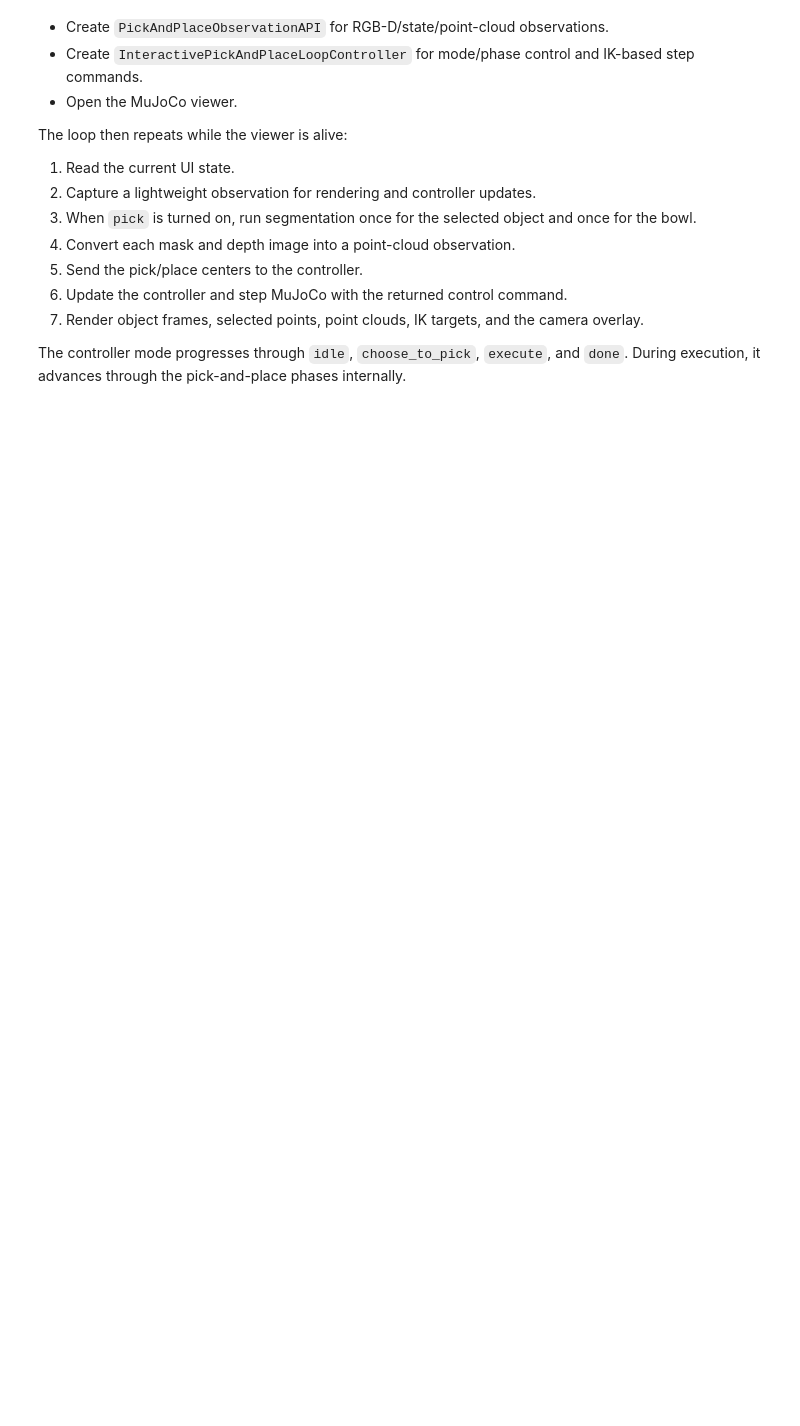
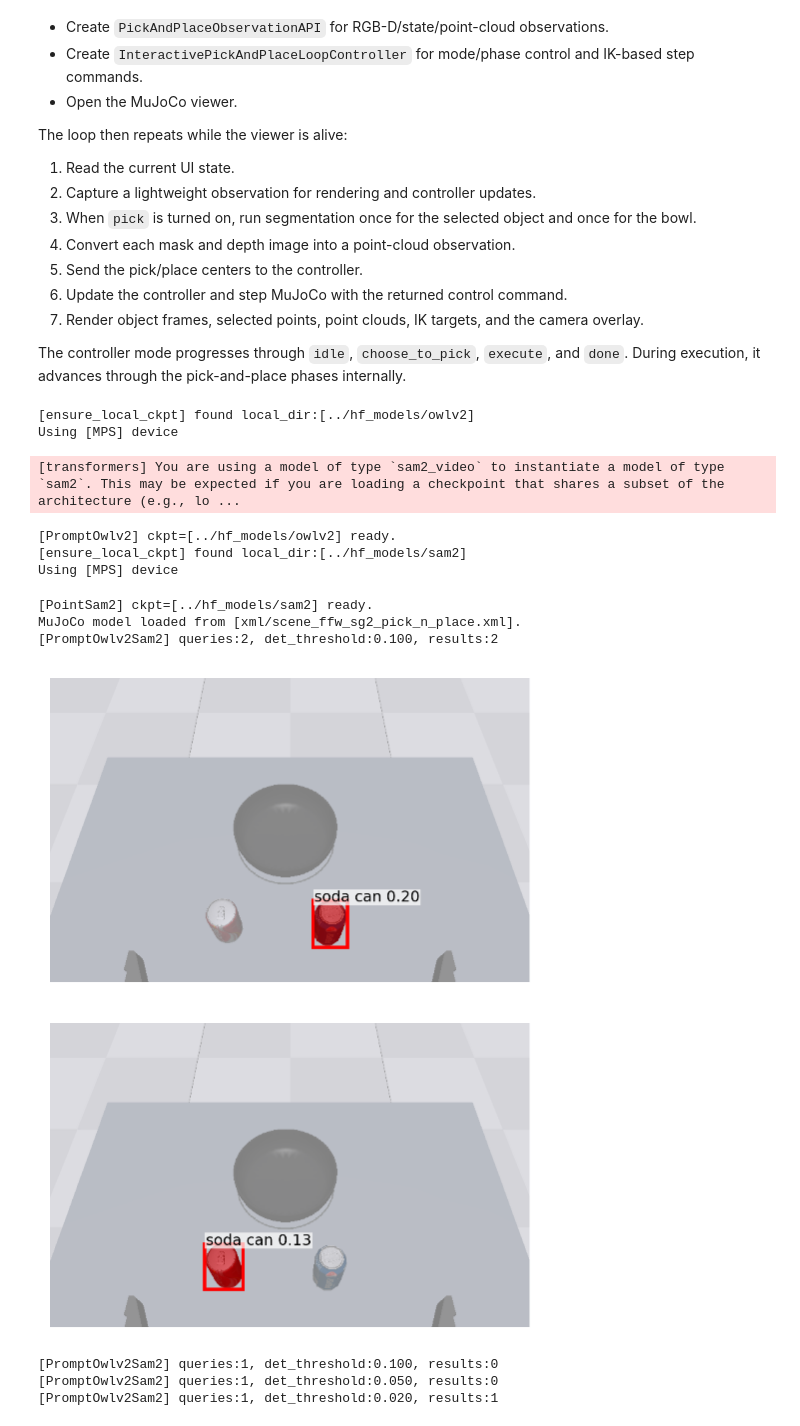
Before and after one commit to eehyo/interactive-pick-and-place, a Jupyter notebook: notebook/10_interactive_pick_and_place.ipynb, the cells around one changed output. Saved outputs shown, nothing was run; the diff lists cells and outputs as text; code cells hidden in the pictures; blank space fills up the shorter version.

```diff
--- a/notebook/10_interactive_pick_and_place.ipynb
+++ b/notebook/10_interactive_pick_and_place.ipynb
@@ -169,6 +197,22 @@ controller = InteractivePickAndPlaceLoopController(
     max_done_tick          = 10,
     grasp_pitch_deg        = 0.0,
     grasp_axis_len         = 0.1,
+    surface_clearance      = 0.025,
+    grasp_depth_ratio      = 0.50,
+    ctrl_smoothing_alpha   = 0.25,
+    phase_smoothing_alphas = dict(
+        approach   = 0.18,
+        pregrasp   = 0.12,
+        grasp_pose = 0.08,
+        lift       = 0.18,
+    ),
+    phase_nsteps = dict(
+        approach   = 12,
+        pregrasp   = 8,
+        grasp_pose = 6,
+        grasp      = 8,
+        lift       = 12,
+    ),
 )
 
 # Init viewer
@@ -245,7 +289,7 @@ while env.is_viewer_alive():
         place_result = run_prompt_to_segmentation(
             segmenter = segmenter,
             rgb       = pick_obs["image"]["rgb"],
-            prompt    = "round bowl",
+            prompt    = "gray bowl",
             **segmentation_options,
         )
         place_pcd = build_point_cloud_observation(
@@ -266,7 +310,7 @@ while env.is_viewer_alive():
             place_result = place_result,
             pick_pcd     = pick_pcd,
             place_pcd    = place_pcd,
-            pick_center  = pick_pcd["center"],
+            pick_center  = pick_pcd["grasp_center"],
             place_center = place_pcd["center"],
         )
         # Set target
@@ -277,8 +321,11 @@ while env.is_viewer_alive():
             label     = selected_label,
         )
         controller.set_pick_place_targets(
-            pick_position  = perception_cache["pick_center"],
-            place_position = perception_cache["place_center"],
+            pick_position      = perception_cache["pick_center"],
+            place_position     = perception_cache["place_center"],
+            object_extent      = pick_pcd["extent"],
+            object_lower_bound = pick_pcd["lower_bound"],
+            object_upper_bound = pick_pcd["upper_bound"],
         )
 
     rollout_info = controller.update(
@@ -306,30 +353,45 @@ while env.is_viewer_alive():
 
     for body_name in obj_body_names + [bowl_body_name]:
         env.plot_T(T=env.get_T(body_name, "body"), axis_len=0.05)
     env.plot_sphere(p=env.get_p(selected_body_name, type="body"), r=0.025, rgba=(1, 0.2, 0.1, 0.8))
 
     if perception_cache is not None:
         pick_points = perception_cache["pick_pcd"]["masked"]
         place_points = perception_cache["place_pcd"]["masked"]
         for p in pick_points[::max(1, len(pick_points)//300)]:
             env.plot_sphere(p=p, r=0.002, rgba=(1, 1, 0, 1))
         for p in place_points[::max(1, len(place_points)//300)]:
             env.plot_sphere(p=p, r=0.002, rgba=(0, 1, 1, 1))
         env.plot_sphere(p=perception_cache["pick_center"], r=0.012, rgba=(1, 0, 0, 1))
         env.plot_sphere(p=perception_cache["place_center"], r=0.015, rgba=(0, 0, 1, 1))
         env.plot_sphere(p=controller.targets["place"]["tcp"], r=0.012, rgba=(0, 1, 0, 1))
     if rollout_info["mode"] == "execute":
         render_info["ik_api"].render(env, r=0.01, alpha=0.5, scale_radius_by_weight=True)
     env.plot_T(T=obs["image"]["T_cam"], axis_len=0.05, axis_width=0.005)
     env.viewer.plot_rgb_overlay(obs["image"]["rgb"], loc="top right")
     env.plot_time()
     env.render()
 
     if rollout_info["status"] == "done":
         break
 
 selector.close()
 final_rgb_img = getattr(env, "final_rgb_img", None)
 if final_rgb_img is not None:
     imshow(final_rgb_img, fig_w=3, title="Final scene", title_fs=8)
 env.close_viewer()
+# %% [output]
+[ensure_local_ckpt] found local_dir:[../hf_models/owlv2]
+Using [MPS] device
+[transformers] You are using a model of type `sam2_video` to instantiate a model of type `sam2`. This may be expected if you are loading a checkpoint that shares a subset of the architecture (e.g., lo ...
+[PromptOwlv2] ckpt=[../hf_models/owlv2] ready.
+[ensure_local_ckpt] found local_dir:[../hf_models/sam2]
+Using [MPS] device
+[PointSam2] ckpt=[../hf_models/sam2] ready.
+MuJoCo model loaded from [xml/scene_ffw_sg2_pick_n_place.xml].
+[PromptOwlv2Sam2] queries:2, det_threshold:0.100, results:2
+[figure, added]
+[figure, added]
+[PromptOwlv2Sam2] queries:1, det_threshold:0.100, results:0
+[PromptOwlv2Sam2] queries:1, det_threshold:0.050, results:0
+[PromptOwlv2Sam2] queries:1, det_threshold:0.020, results:1
```
Also changed, not shown: parts of 4 cells of this notebook, 5 other files.
